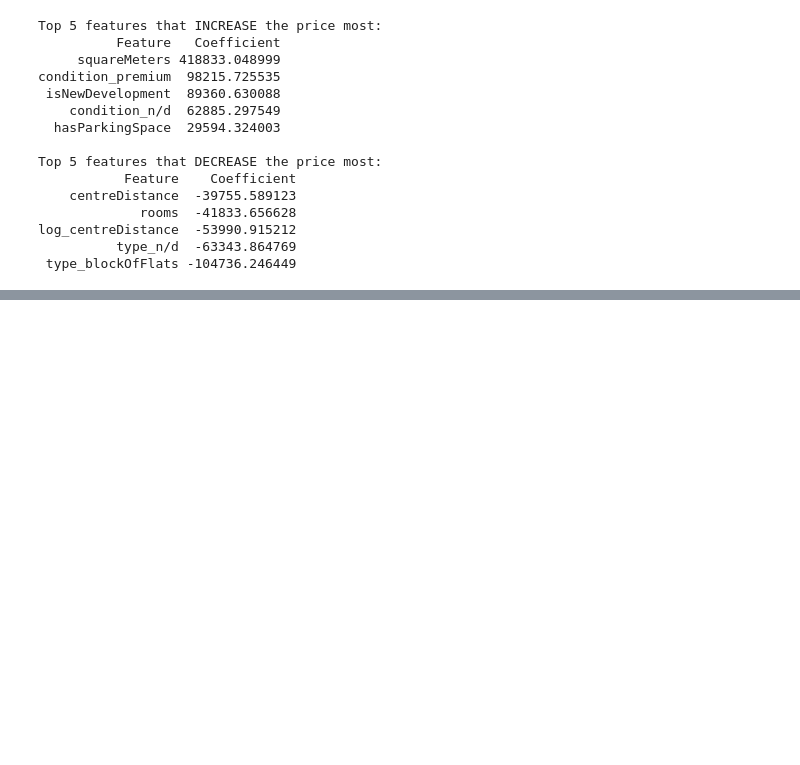
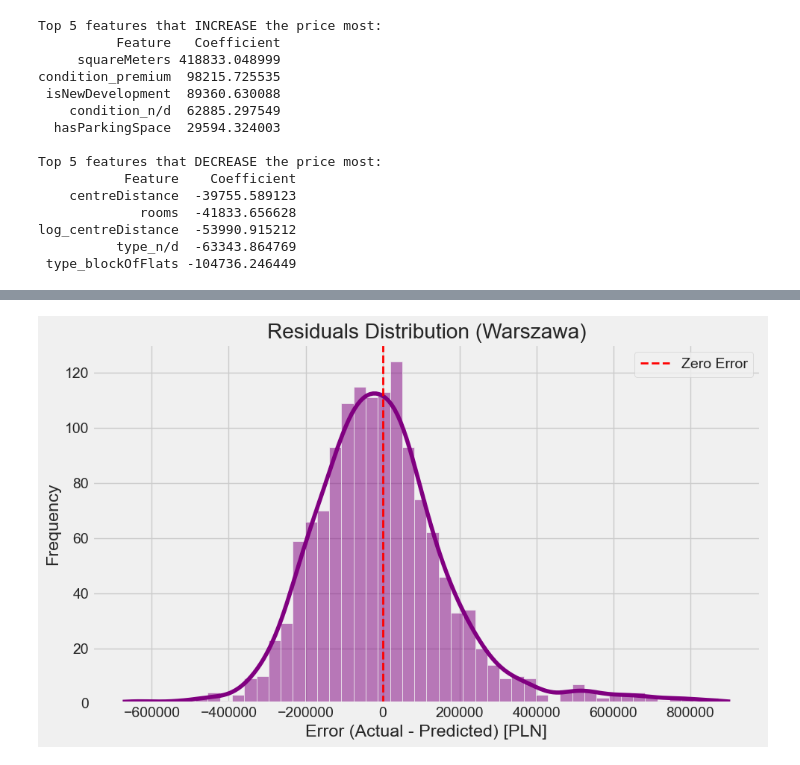
Before and after one commit to miki3581/Housing, a Jupyter notebook: analisys.ipynb, the cells around one changed output, grey strips where cells are left out. Cells and saved outputs as stored; diff of their text form; code cells hidden in the pictures; blank space fills up the shorter version.

```diff
--- a/analisys.ipynb
+++ b/analisys.ipynb
@@ -161,0 +169,4 @@ log_centreDistance  -53990.915212
+# %%
+plot_residuals(y_test, y_pred, TARGET_CITY)
+# %% [output]
+[figure, added]
```
Also changed, not shown: parts of 2 cells of this notebook, 2 other files.
